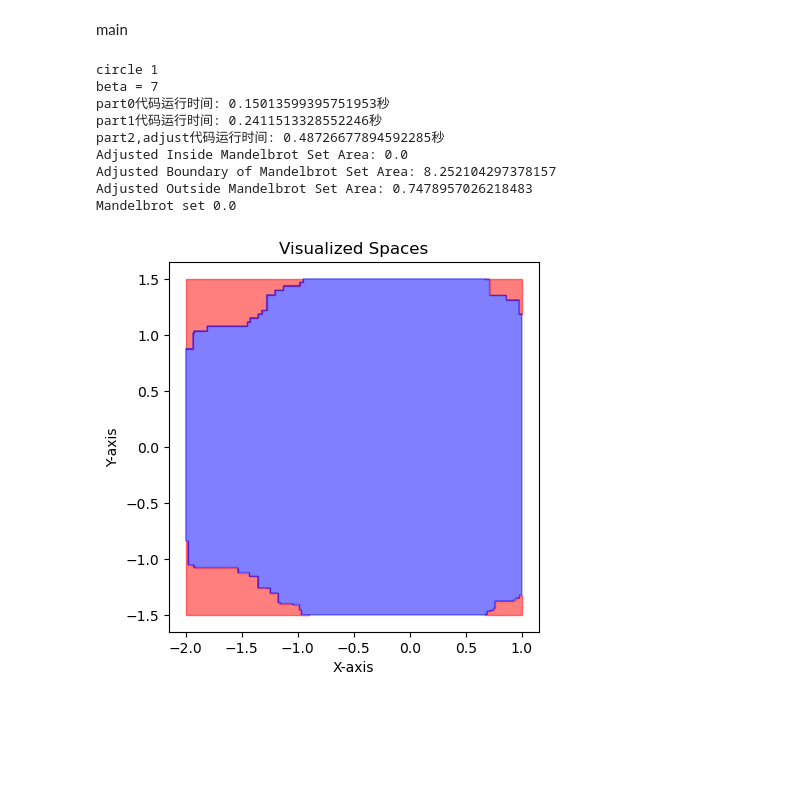
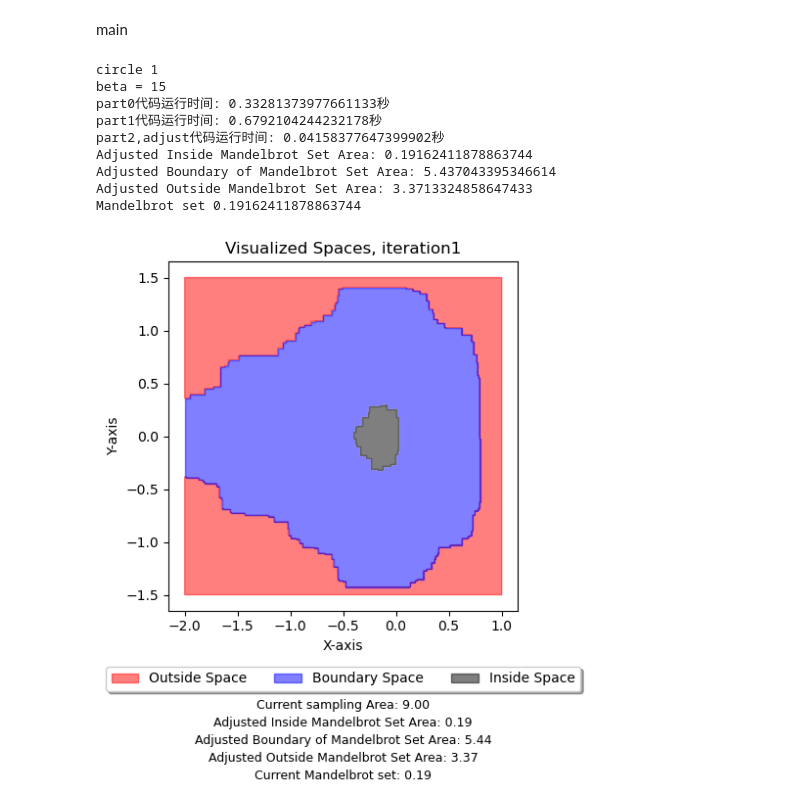
Before and after one commit to Ly-MX15/Stochastic_simulation, a Jupyter notebook: YuanLu/YuanLutest.ipynb, the cells around one changed output. Drawn from its saved outputs; the diff is of its cells as text; code cells hidden in the pictures; blank space fills up the shorter version.

```diff
--- a/YuanLu/YuanLutest.ipynb
+++ b/YuanLu/YuanLutest.ipynb
@@ -179,8 +181,8 @@ def adjust_spaces(inside_space, boundary_space, outside_space, init_space):
 
     # Step 4: Calculate the difference between the union of all spaces and init_space
     union_of_spaces = inside_space.union(boundary_space).union(outside_space)
-    difference = union_of_spaces.difference(init_space)
-
+    difference = init_space.difference(union_of_spaces)
+    #difference = union_of_spaces.difference(init_space)
     # Step 5: Add the difference to boundary_space
     boundary_space = boundary_space.union(difference)
 
@@ -551,14 +565,14 @@ def adjust_spaces(inside_space, boundary_space, outside_space, init_space):
 
     # Step 4: Calculate the difference between the union of all spaces and init_space
     union_of_spaces = inside_space.union(boundary_space).union(outside_space)
-    difference = union_of_spaces.difference(init_space)
+    difference = init_space.difference(union_of_spaces)
 
     # Step 5: Add the difference to boundary_space
     boundary_space = boundary_space.union(difference)
     return inside_space, boundary_space, outside_space
 
 #进行每轮的可视化绘图
-def visualize_space(merged_rectangles, ax, color='blue'):
+def visualize_space(merged_rectangles, ax, color='blue', label=''):
     # 如果是单个 Polygon，将其放入一个列表中
     if isinstance(merged_rectangles, Polygon):
         merged_rectangles = [merged_rectangles]
@@ -570,10 +584,15 @@ def visualize_space(merged_rectangles, ax, color='blue'):
     for polygon in merged_rectangles:
         x, y = polygon.exterior.xy
         ax.fill(x, y, color=color, alpha=0.5)  # 填充外部多边形
-
+          # 绘制内部多边形（空洞）
         for interior in polygon.interiors:
             x, y = interior.xy
             ax.fill(x, y, color='white', alpha=1)  # 使用白色填充内部多边形以创建空洞效果
+    ax.fill([], [], color=color, alpha=0.5, label=label)
+
+def add_area_text(fig, area, label, ypos):
+    # Center the text horizontally at the given vertical position
+    fig.text(0.5, ypos, f"{label}: {area:.2f}", ha='center', fontsize=9)
 
 def final_sampling(multipolygon, num_samples, max_iter, iteration_threshold):
     points = random_sampling_within_multipolygon(multipolygon, num_samples)
@@ -773,19 +792,19 @@ main
 # %%
 x_range = [-2, 1]
 y_range = [-1.5, 1.5]
-num_samples = 2000
+num_samples = 5000
 max_iter = 2000
 init_area_of_sample = (x_range[1] - x_range[0]) * (y_range[1] - y_range[0])
 init_space = MultiPolygon([box(x_range[0], y_range[0], x_range[1], y_range[1])])
 
 
-sampletime = 50
+sampletime = 10
 aim_samplesize = []
 true_samplesize = []
 inside = []
 outside = []
 boundary = []
-beta = 7
+beta = 15
 last_sample = 1
 unknowarea = 0
 for i in range(sampletime):
@@ -801,8 +820,8 @@ for i in range(sampletime):
     print(f"circle {i+1}")
 
     if i > 1 :
-        if adjusted_inside_space.area / current_area_size <= 0.05:
-            beta *= 1.05
+        if adjusted_inside_space.area / current_area_size <= 0.2:
+            beta *= 1.1
         else:
             beta *= 0.9
     print(f"beta = {beta}")
@@ -840,7 +859,7 @@ for i in range(sampletime):
     """
     start_time = time.time()
 
-    inside_mandelbrot_squares = define_regions(inside_mandelbrot, side_length)
+    inside_mandelbrot_squares = define_regions(inside_mandelbrot, side_length / 1.5)
     boundary_squares = define_regions(boundary_points, side_length)  # 0.1 is the length of the side of the square area
     outside_mandelbrot_squares = define_regions(outside_mandelbrot, side_length)
 
@@ -894,49 +913,66 @@ for i in range(sampletime):
     print(f"part2,adjust代码运行时间: {elapsed_time}秒")
 
     inside.append(adjusted_inside_space.area)
     boundary.append(adjusted_boundary_space.area)
     outside.append(adjusted_outside_space.area)
 
     print(f"Adjusted Inside Mandelbrot Set Area: {adjusted_inside_space.area}")
     print(f"Adjusted Boundary of Mandelbrot Set Area: {adjusted_boundary_space.area}")
     print(f"Adjusted Outside Mandelbrot Set Area: {adjusted_outside_space.area}")
 
     exact_sample_area = adjusted_inside_space.area + adjusted_boundary_space.area + adjusted_outside_space.area
     true_samplesize.append(exact_sample_area)
     print(f"Mandelbrot set {sum(inside)}")
 
 
-    fig, ax = plt.subplots()
-    # 可视化三个区域
+    # Create a new plot with adjusted margins
+    fig, ax = plt.subplots(figsize=(10, 6))  # You can adjust the figsize as needed
 
-    visualize_space(adjusted_outside_space, ax, color='red')    # 外部空间为红色
-    visualize_space(adjusted_boundary_space, ax, color='blue')  # 边界空间为蓝色
-    visualize_space(adjusted_inside_space, ax, color='green')   # 内部空间为绿色
+    # Visualize three areas with labels for the legend
+    visualize_space(adjusted_outside_space, ax, color='red', label='Outside Space')    # Outer space in red
+    visualize_space(adjusted_boundary_space, ax, color='blue', label='Boundary Space')  # Boundary space in blue
+    visualize_space(adjusted_inside_space, ax, color='black', label='Inside Space')     # Inner space in black
 
-    # 设置图像的x和y边界
+    # Set the x and y boundaries of the image
     ax.set_xlabel('X-axis')
     ax.set_ylabel('Y-axis')
-    ax.set_title('Visualized Spaces')
+    ax.set_title(f"Visualized Spaces, iteration{i+1}")
     plt.gca().set_aspect('equal', adjustable='box')
+
+    # Adjust the layout to provide space at the bottom
+    fig.tight_layout(rect=[0, 0.2, 1, 0.95])  # Modify the bottom value to accommodate text
+
+    # Place the legend at the bottom center with a custom bounding box
+    legend = ax.legend(loc='lower center', bbox_to_anchor=(0.5, -0.25), shadow=True, ncol=3)
+
+    # Adding area texts below the plot, above the legend placement
+    add_area_text(fig, adjusted_inside_space.area + adjusted_boundary_space.area + adjusted_outside_space.area,
+                "Current sampling Area", 0.13)
+    add_area_text(fig, adjusted_inside_space.area, "Adjusted Inside Mandelbrot Set Area", 0.10)
+    add_area_text(fig, adjusted_boundary_space.area, "Adjusted Boundary of Mandelbrot Set Area", 0.07)
+    add_area_text(fig, adjusted_outside_space.area, "Adjusted Outside Mandelbrot Set Area", 0.04)
+    add_area_text(fig, sum(inside), "Current Mandelbrot set", 0.01)
+
+    # Display the plot
     plt.show()
 
-    if adjusted_boundary_space.area == 0:
-        last_sample = 0
+    if adjusted_boundary_space.area <= 0.001:
+        last_sample = 1
         break
     unknowarea = adjusted_boundary_space
 if last_sample == 1:
     print(f"Mandelbrot set {sum(inside) + final_sampling(unknowarea, num_samples*10, max_iter, iteration_threshold)}")
 else:
     print(f"Mandelbrot set {sum(inside)}")
 # %% [output]
 circle 1
-beta = 7
-part0代码运行时间: 0.15013599395751953秒
-part1代码运行时间: 0.2411513328552246秒
-part2,adjust代码运行时间: 0.48726677894592285秒
-Adjusted Inside Mandelbrot Set Area: 0.0
-Adjusted Boundary of Mandelbrot Set Area: 8.252104297378157
-Adjusted Outside Mandelbrot Set Area: 0.7478957026218483
-Mandelbrot set 0.0
+beta = 15
+part0代码运行时间: 0.33281373977661133秒
+part1代码运行时间: 0.6792104244232178秒
+part2,adjust代码运行时间: 0.04158377647399902秒
+Adjusted Inside Mandelbrot Set Area: 0.19162411878863744
+Adjusted Boundary of Mandelbrot Set Area: 5.437043395346614
+Adjusted Outside Mandelbrot Set Area: 3.3713324858647433
+Mandelbrot set 0.19162411878863744
-[figure, old version]
+[figure, new version]
 circle 2
```
Also changed, not shown: parts of 8 cells of this notebook, 11 other files.
